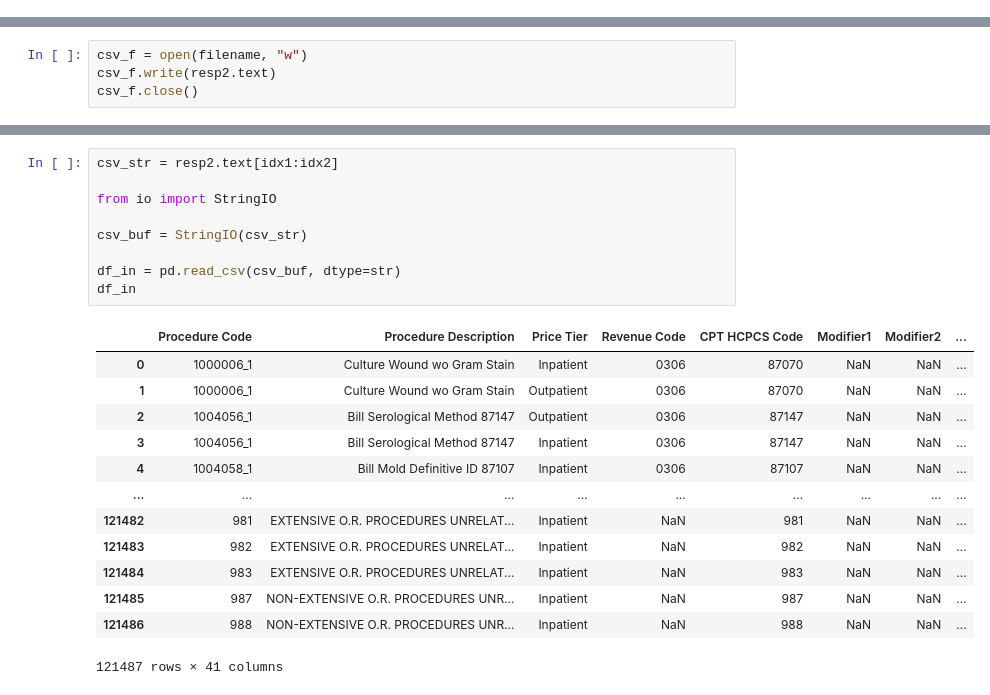
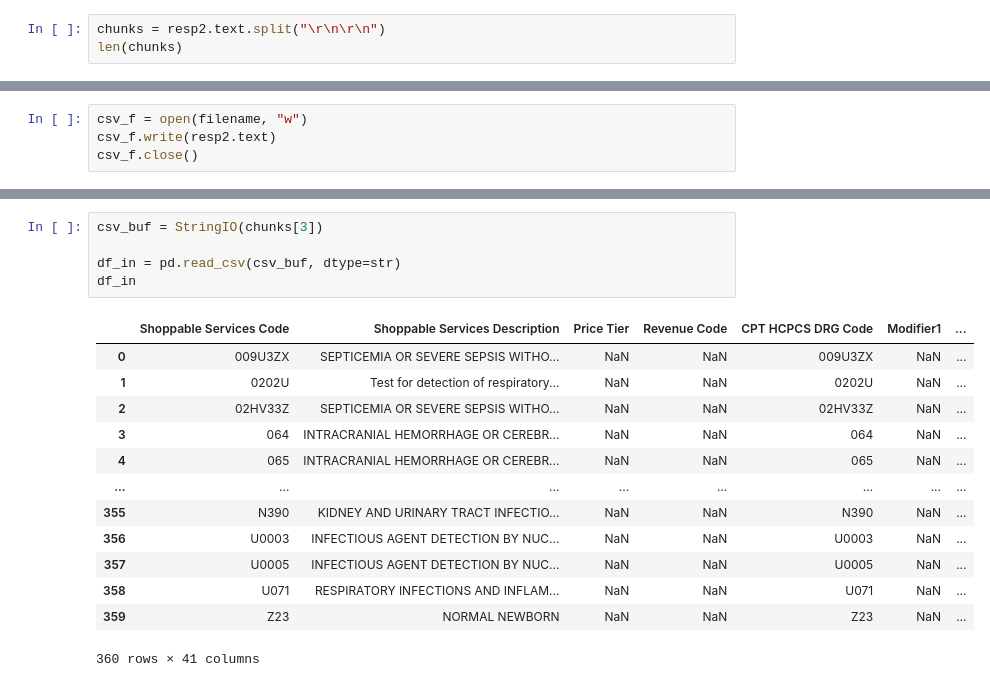
Before and after one commit to rl1987/dolthub-bounty-transparency-in-pricing, a Jupyter notebook: para-hcfs.ipynb, the cells around one changed output, grey strips where cells are left out. Saved outputs shown, nothing was run; the diff lists cells and outputs as text.

Commit message:
Try processing apps.para-hcfs.com CSV one chunk at a time (WIP)

```diff
--- a/para-hcfs.ipynb
+++ b/para-hcfs.ipynb
@@ -96,3 +97,6 @@ filename = resp2.headers['content-disposition'].split('"')[1]
 filename
 # %% [output]
 '952294234_adventist-health---bakersfield_standardcharges.csv'
+# %%
+chunks = resp2.text.split("\r\n\r\n")
+len(chunks)
@@ -109,23 +121,19 @@ idx1, idx2
 # %%
-csv_str = resp2.text[idx1:idx2]
-
-from io import StringIO
-
-csv_buf = StringIO(csv_str)
+csv_buf = StringIO(chunks[3])
 
 df_in = pd.read_csv(csv_buf, dtype=str)
 df_in
 # %% [output]
-|  | Procedure Code | Procedure Description | Price Tier | Revenue Code | CPT HCPCS Code | Modifier1 | Modifier2 | ... |
-| 0 | 1000006_1 | Culture Wound wo Gram Stain | Inpatient | 0306 | 87070 | NaN | NaN | ... |
-| 1 | 1000006_1 | Culture Wound wo Gram Stain | Outpatient | 0306 | 87070 | NaN | NaN | ... |
-| 2 | 1004056_1 | Bill Serological Method 87147 | Outpatient | 0306 | 87147 | NaN | NaN | ... |
-| 3 | 1004056_1 | Bill Serological Method 87147 | Inpatient | 0306 | 87147 | NaN | NaN | ... |
-| 4 | 1004058_1 | Bill Mold Definitive ID 87107 | Inpatient | 0306 | 87107 | NaN | NaN | ... |
-| ... | ... | ... | ... | ... | ... | ... | ... | ... |
-| 121482 | 981 | EXTENSIVE O.R. PROCEDURES UNRELAT... | Inpatient | NaN | 981 | NaN | NaN | ... |
-| 121483 | 982 | EXTENSIVE O.R. PROCEDURES UNRELAT... | Inpatient | NaN | 982 | NaN | NaN | ... |
-| 121484 | 983 | EXTENSIVE O.R. PROCEDURES UNRELAT... | Inpatient | NaN | 983 | NaN | NaN | ... |
-| 121485 | 987 | NON-EXTENSIVE O.R. PROCEDURES UNR... | Inpatient | NaN | 987 | NaN | NaN | ... |
-| 121486 | 988 | NON-EXTENSIVE O.R. PROCEDURES UNR... | Inpatient | NaN | 988 | NaN | NaN | ... |
+|  | Shoppable Services Code | Shoppable Services Description | Price Tier | Revenue Code | CPT HCPCS DRG Code | Modifier1 | ... |
+| 0 | 009U3ZX | SEPTICEMIA OR SEVERE SEPSIS WITHO... | NaN | NaN | 009U3ZX | NaN | ... |
+| 1 | 0202U | Test for detection of respiratory... | NaN | NaN | 0202U | NaN | ... |
+| 2 | 02HV33Z | SEPTICEMIA OR SEVERE SEPSIS WITHO... | NaN | NaN | 02HV33Z | NaN | ... |
+| 3 | 064 | INTRACRANIAL HEMORRHAGE OR CEREBR... | NaN | NaN | 064 | NaN | ... |
+| 4 | 065 | INTRACRANIAL HEMORRHAGE OR CEREBR... | NaN | NaN | 065 | NaN | ... |
+| ... | ... | ... | ... | ... | ... | ... | ... |
+| 355 | N390 | KIDNEY AND URINARY TRACT INFECTIO... | NaN | NaN | N390 | NaN | ... |
+| 356 | U0003 | INFECTIOUS AGENT DETECTION BY NUC... | NaN | NaN | U0003 | NaN | ... |
+| 357 | U0005 | INFECTIOUS AGENT DETECTION BY NUC... | NaN | NaN | U0005 | NaN | ... |
+| 358 | U071 | RESPIRATORY INFECTIONS AND INFLAM... | NaN | NaN | U071 | NaN | ... |
+| 359 | Z23 | NORMAL NEWBORN | NaN | NaN | Z23 | NaN | ... |
-121487 rows × 41 columns
+360 rows × 41 columns
```
Also changed, not shown: parts of 19 cells of this notebook.
